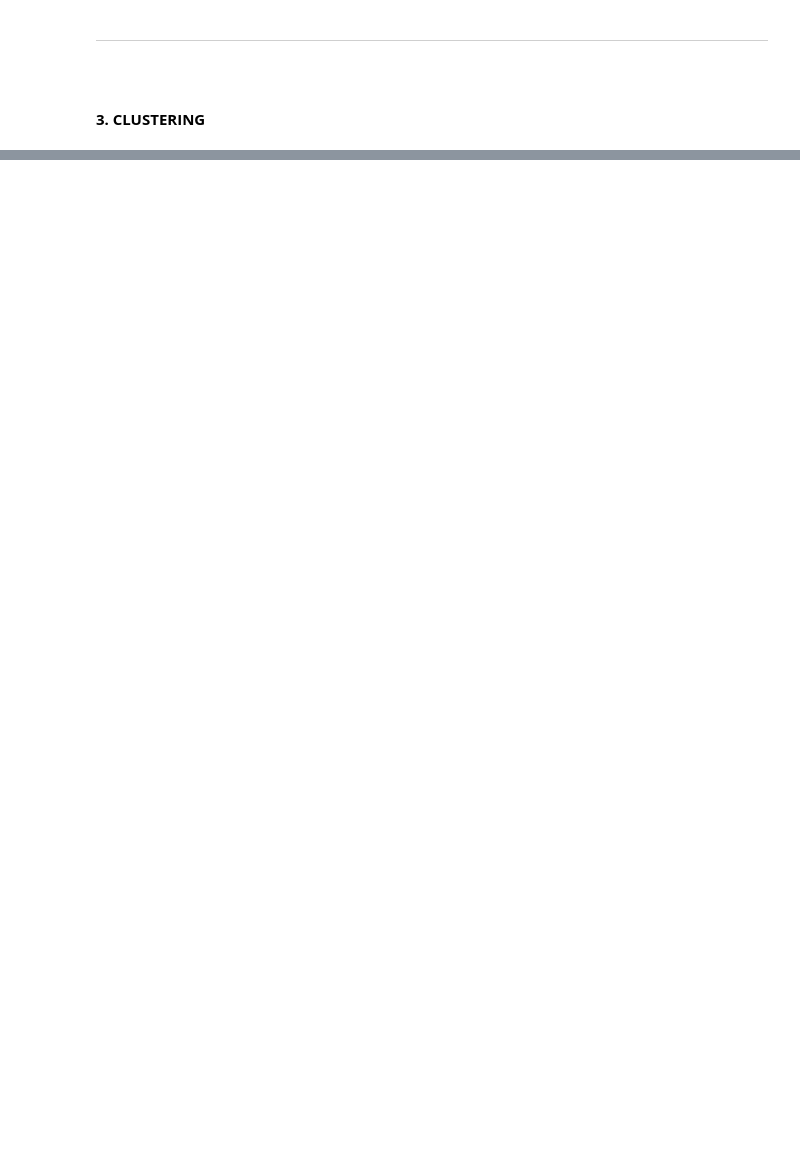
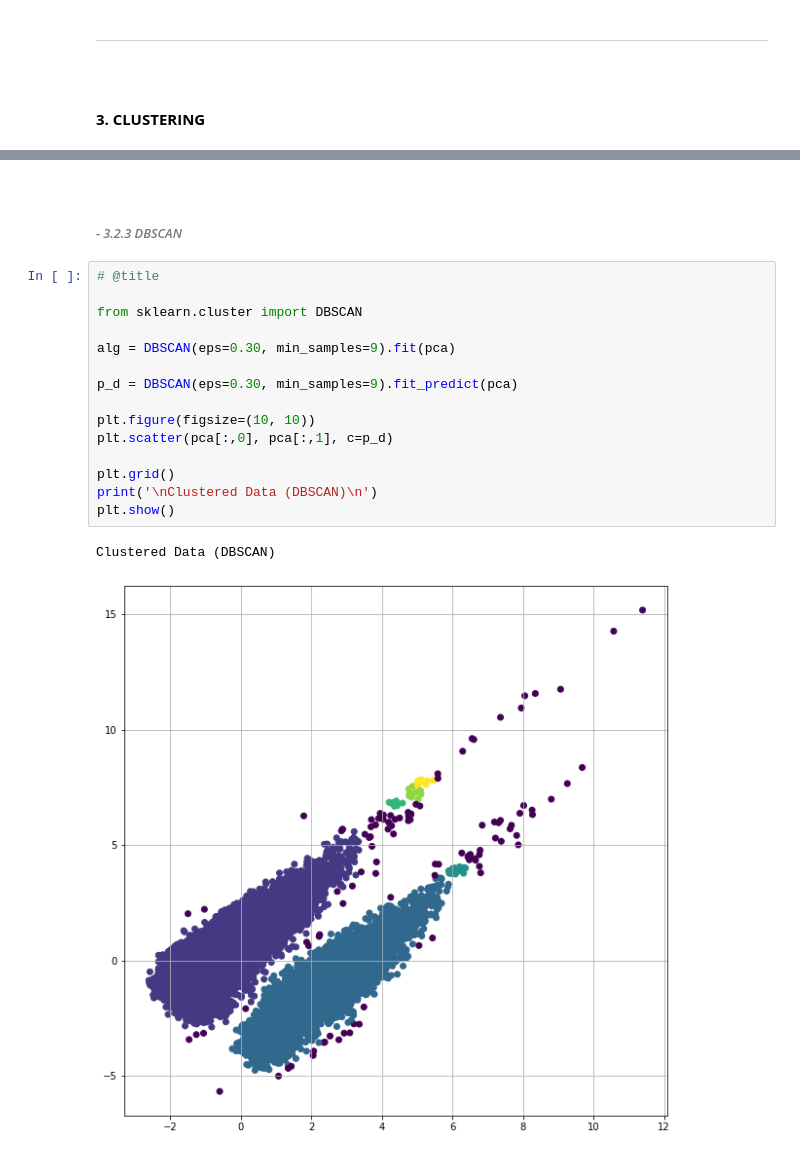
Before and after one commit to arseller/VirtualMaitre, a Jupyter notebook: Clients_Clustering.ipynb, the cells around one changed output, grey strips where cells are left out. Cells and saved outputs as stored; diff of their text form; blank space fills up the shorter version.

```diff
--- a/Clients_Clustering.ipynb
+++ b/Clients_Clustering.ipynb
@@ -967,0 +1122,22 @@ plt.show()
+# %% [markdown]
+<p>&nbsp;</p>
+
+###### *- 3.2.3 DBSCAN*
+# %%
+# @title
+
+from sklearn.cluster import DBSCAN
+
+alg = DBSCAN(eps=0.30, min_samples=9).fit(pca)
+
+p_d = DBSCAN(eps=0.30, min_samples=9).fit_predict(pca)
+
+plt.figure(figsize=(10, 10))
+plt.scatter(pca[:,0], pca[:,1], c=p_d)
+
+plt.grid()
+print('\nClustered Data (DBSCAN)\n')
+plt.show()
+# %% [output]
+Clustered Data (DBSCAN)
+[figure, added]
```
Also changed, not shown: parts of 63 cells of this notebook.
